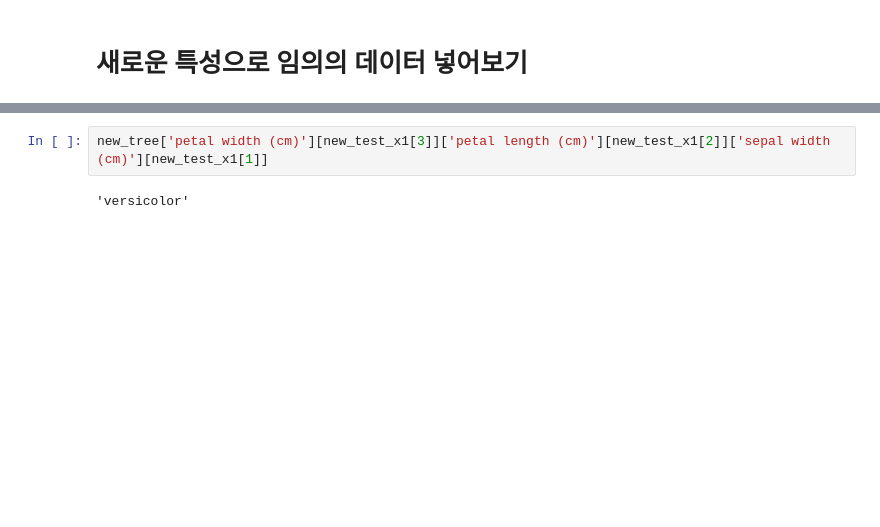
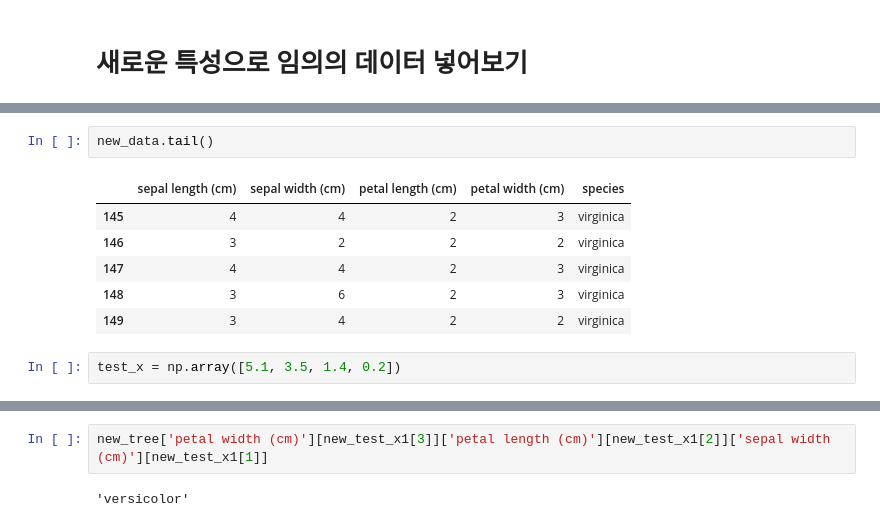
Before and after one commit to lth0813/KEPCO, a Jupyter notebook: ML & DL/1228_Review2.ipynb, the cells around one changed output, grey strips where cells are left out. Cells and saved outputs as stored; diff of their text form; blank space fills up the shorter version.

```diff
--- a/ML & DL/1228_Review2.ipynb
+++ b/ML & DL/1228_Review2.ipynb
@@ -236,0 +247,11 @@ plt.show()
+# %%
+new_data.tail()
+# %% [output]
+|  | sepal length (cm) | sepal width (cm) | petal length (cm) | petal width (cm) | species |
+| 145 | 4 | 4 | 2 | 3 | virginica |
+| 146 | 3 | 2 | 2 | 2 | virginica |
+| 147 | 4 | 4 | 2 | 3 | virginica |
+| 148 | 3 | 6 | 2 | 3 | virginica |
+| 149 | 3 | 4 | 2 | 2 | virginica |
+# %%
+test_x = np.array([5.1, 3.5, 1.4, 0.2])
```
Also changed, not shown: parts of 11 cells of this notebook, 4 other files.
